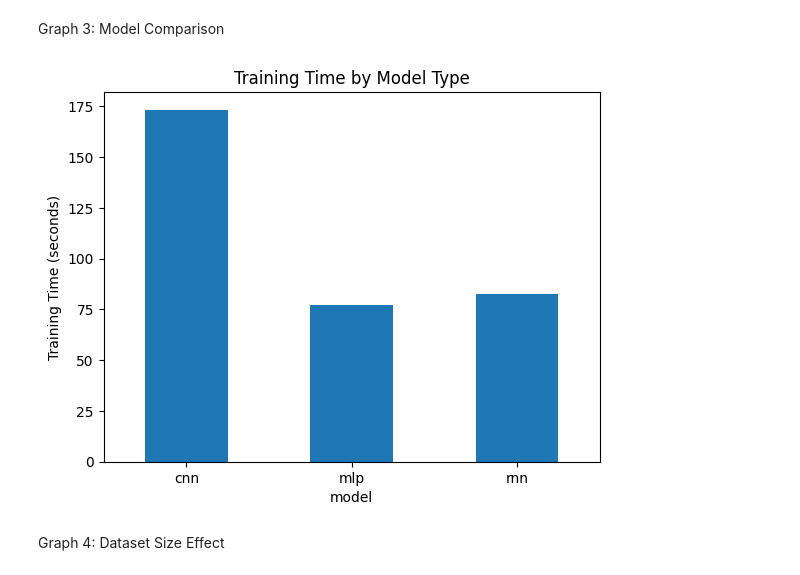
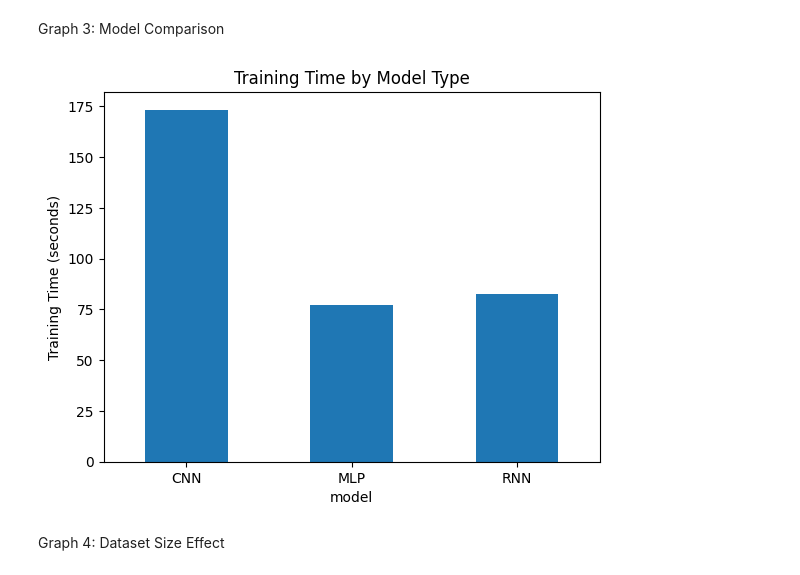
Before and after one commit to afraham/SENG533_Group-7_Performance-Evaluation-Project, a Jupyter notebook: analysis.ipynb, the cells around one changed output. Saved outputs shown, nothing was run; the diff lists cells and outputs as text; code cells hidden in the pictures.

Commit message:
Fixed model label formatting in graph 3

```diff
--- a/analysis.ipynb
+++ b/analysis.ipynb
@@ -39,15 +39,16 @@ plt.show()
 # %% [markdown]
 Graph 3: Model Comparison
 # %%
+df["model"] = df["model"].str.upper()
 model_avg = df.groupby("model")["total_train_time_s"].mean()
 model_avg.plot(kind="bar")
 plt.title("Training Time by Model Type")
 plt.ylabel("Training Time (seconds)")
 plt.xticks(rotation=0)
 plt.savefig("model_comparison.png", bbox_inches='tight')
 plt.show()
 # %% [output]
-[figure, old version]
+[figure, new version]
 # %% [markdown]
 Graph 4: Dataset Size Effect
 # %%
```
Also changed, not shown: 1 other file.
